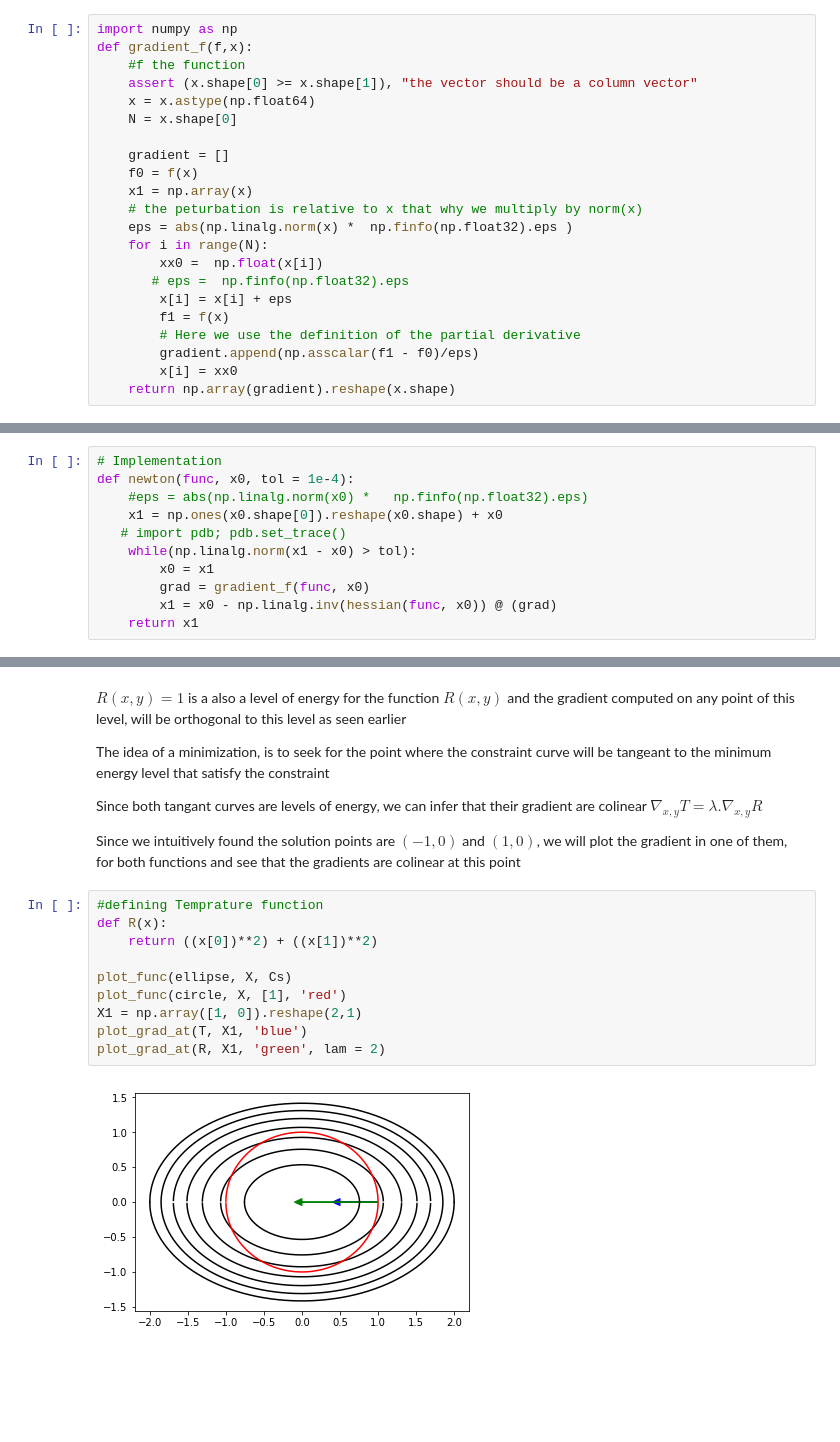
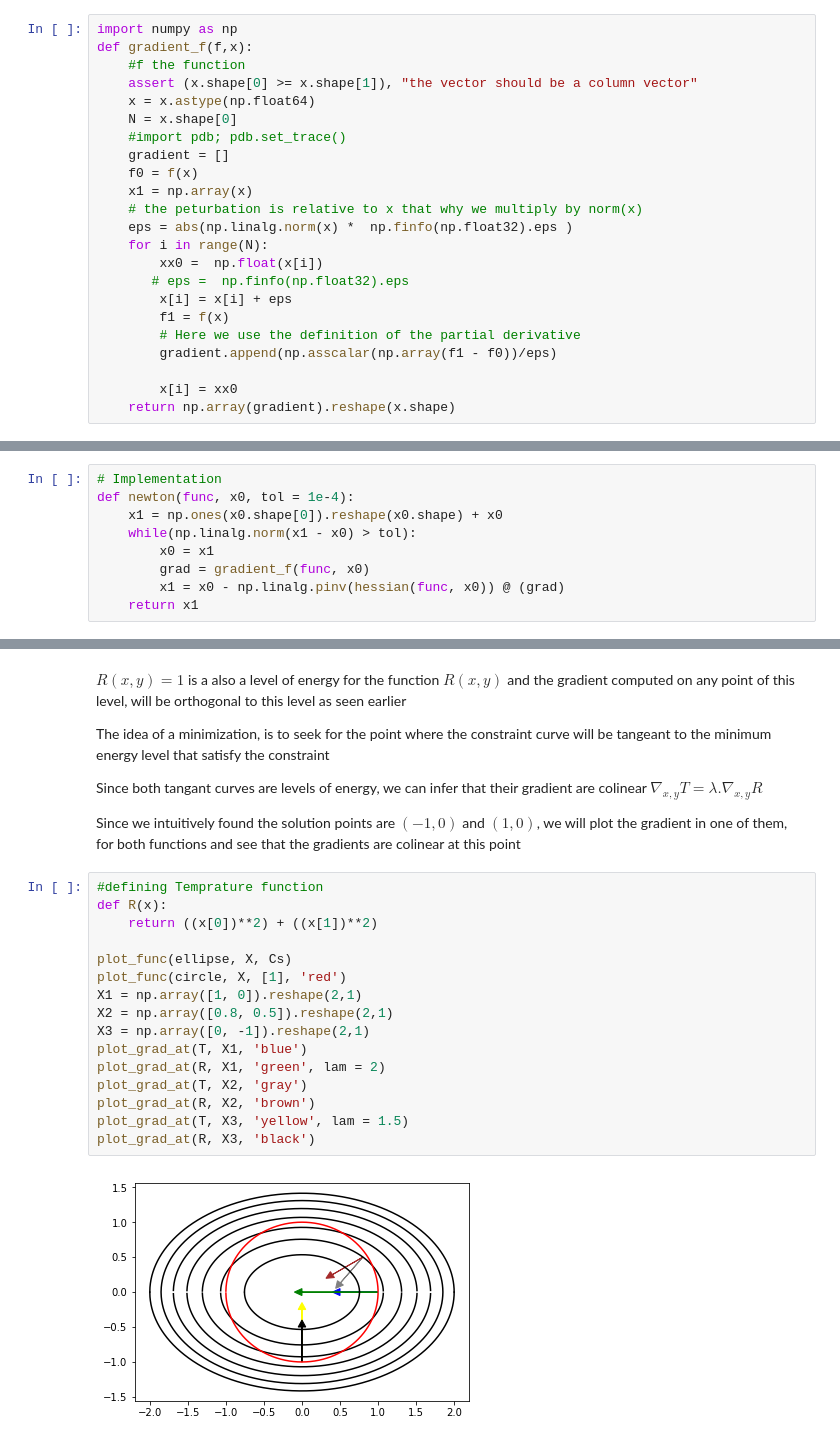
Before and after one commit to Senhaji-Rhazi-Hamza/Senhaji-Rhazi-Hamza.github.io, a Jupyter notebook: resources_algo/Generalization_Grad_Newton.ipynb, the cells around one changed output, grey strips where cells are left out. Saved outputs shown, nothing was run; the diff lists cells and outputs as text; blank space fills up the shorter version.

```diff
--- a/resources_algo/Generalization_Grad_Newton.ipynb
+++ b/resources_algo/Generalization_Grad_Newton.ipynb
@@ -41,7 +41,7 @@ def gradient_f(f,x):
     assert (x.shape[0] >= x.shape[1]), "the vector should be a column vector"
     x = x.astype(np.float64)
     N = x.shape[0]
-
+    #import pdb; pdb.set_trace()
     gradient = []
     f0 = f(x)
     x1 = np.array(x)
@@ -53,7 +53,8 @@ def gradient_f(f,x):
         x[i] = x[i] + eps
         f1 = f(x)
         # Here we use the definition of the partial derivative
-        gradient.append(np.asscalar(f1 - f0)/eps)
+        gradient.append(np.asscalar(np.array(f1 - f0))/eps)
+
         x[i] = xx0
     return np.array(gradient).reshape(x.shape)
 # %% [markdown]
@@ -155,13 +156,11 @@ If we run the newton optimization, we should find the minumum is achieved for $x
 # %%
 # Implementation
 def newton(func, x0, tol = 1e-4):
-    #eps = abs(np.linalg.norm(x0) *   np.finfo(np.float32).eps)
     x1 = np.ones(x0.shape[0]).reshape(x0.shape) + x0
-   # import pdb; pdb.set_trace()
     while(np.linalg.norm(x1 - x0) > tol):
         x0 = x1
         grad = gradient_f(func, x0)
-        x1 = x0 - np.linalg.inv(hessian(func, x0)) @ (grad)
+        x1 = x0 - np.linalg.pinv(hessian(func, x0)) @ (grad)
     return x1
 # %%
 x = newton(T, x)
@@ -279,12 +276,18 @@ Since we intuitively found the solution points are $(-1,0)$ and $(1, 0)$, we wil
 # %%
 #defining Temprature function
 def R(x):
     return ((x[0])**2) + ((x[1])**2)
 
 plot_func(ellipse, X, Cs)
 plot_func(circle, X, [1], 'red')
 X1 = np.array([1, 0]).reshape(2,1)
+X2 = np.array([0.8, 0.5]).reshape(2,1)
+X3 = np.array([0, -1]).reshape(2,1)
 plot_grad_at(T, X1, 'blue')
 plot_grad_at(R, X1, 'green', lam = 2)
+plot_grad_at(T, X2, 'gray')
+plot_grad_at(R, X2, 'brown')
+plot_grad_at(T, X3, 'yellow', lam = 1.5)
+plot_grad_at(R, X3, 'black')
 # %% [output]
-[figure, old version]
+[figure, new version]
```
Also changed, not shown: parts of 19 cells of this notebook.
